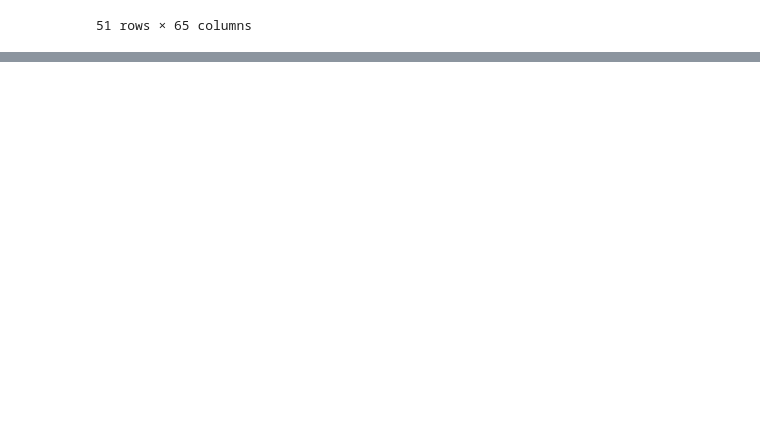
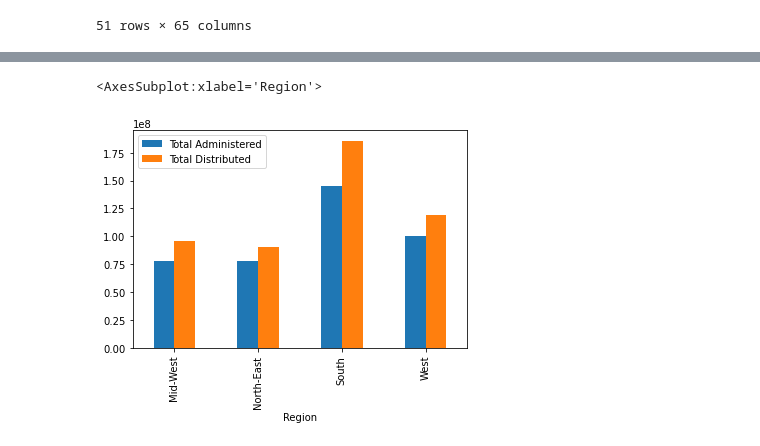
Before and after one commit to Ramsha2025/US-Vaccine-Tracker-Challenge, a Jupyter notebook: US-Vaccine-Tracker.ipynb, the cells around one changed output, grey strips where cells are left out. Cells and saved outputs as stored; diff of their text form; code cells hidden in the pictures; blank space fills up the shorter version.

Commit message:
administered and distributed data and plots

```diff
--- a/US-Vaccine-Tracker.ipynb
+++ b/US-Vaccine-Tracker.ipynb
@@ -168,0 +204,24 @@ SyntaxError: unexpected EOF while parsing (<ipython-input-9-b20f0e0d2c73>, line
+# %%
+us_vaccine_admin_df.to_csv("us_temp")
+us_temp = pd.read_csv("us_temp.csv")
+
+print(type(us_temp))
+#display(us_temp)
+
+us_total = us_temp["Doses_Administered"].sum()
+
+#display(us_total)
+
+total_agg1 = us_temp.groupby("Region").agg(Total_Administered=("Doses_Administered",'sum'),Total_Distributed=("Doses_Distributed",'sum'))
+print(type(region_agg))
+
+total_agg1=total_agg1.rename(columns={
+    'Total_Administered':'Total Administered',
+    'Total_Distributed':'Total Distributed'})
+#print(type(region_agg))
+#region_agg.style.format({"Administered Region to US":"{:,.2f}%","Region Administered to Distributed":"{:,.2f}%"})
+
+
+#purchase_agg = purchase_agg.style.format({"Average Purchase Price": "${:20,.2f}","Total Purchase Value":"${:20,.2f}",'Avg Total Purchase per Person':"${:20,.2f}"})
+
+display(total_agg1)
@@ -168,0 +237,5 @@ SyntaxError: unexpected EOF while parsing (<ipython-input-9-b20f0e0d2c73>, line
+# %%
+total_agg1.plot.bar()
+# %% [output]
+<AxesSubplot:xlabel='Region'>
+[figure, added]
```
Also changed, not shown: parts of 25 cells of this notebook, 1 other file.
